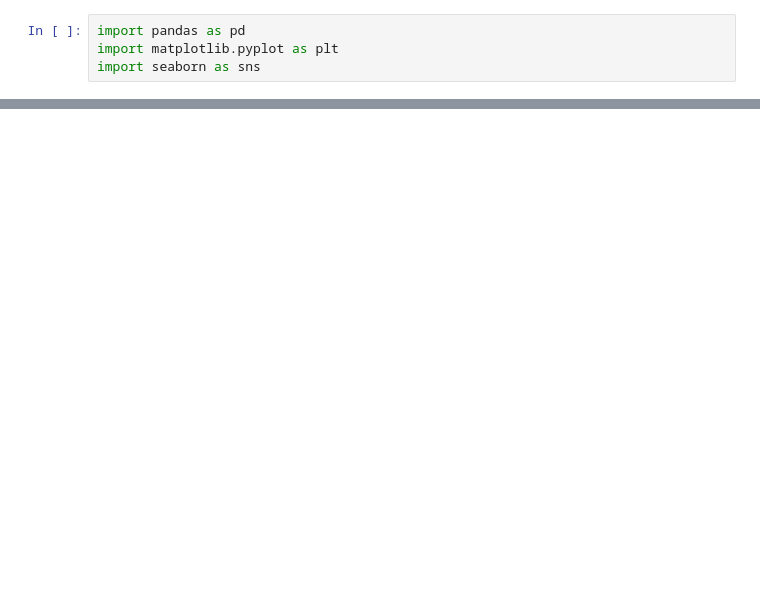
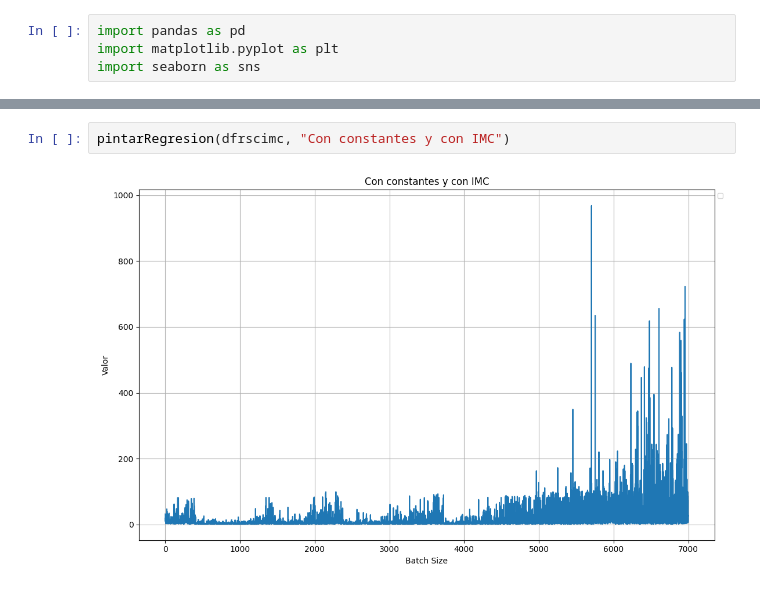
Before and after one commit to Raul-Gonzalez-M/TFG, a Jupyter notebook: codigo/ComparacionDeAlgoritmos/RegresionSimbolica/RedesIMCeva.ipynb, the cells around one changed output, grey strips where cells are left out. Drawn from its saved outputs; the diff is of its cells as text; blank space fills up the shorter version.

```diff
--- a/codigo/ComparacionDeAlgoritmos/RegresionSimbolica/RedesIMCeva.ipynb
+++ b/codigo/ComparacionDeAlgoritmos/RegresionSimbolica/RedesIMCeva.ipynb
@@ -49,0 +47,4 @@ pintarRegresion(lista_regresion[3])
+# %%
+pintarRegresion(dfrscimc, "Con constantes y con IMC")
+# %% [output]
+[figure, added]
```
Also changed, not shown: parts of 14 cells of this notebook, 2 other files.
